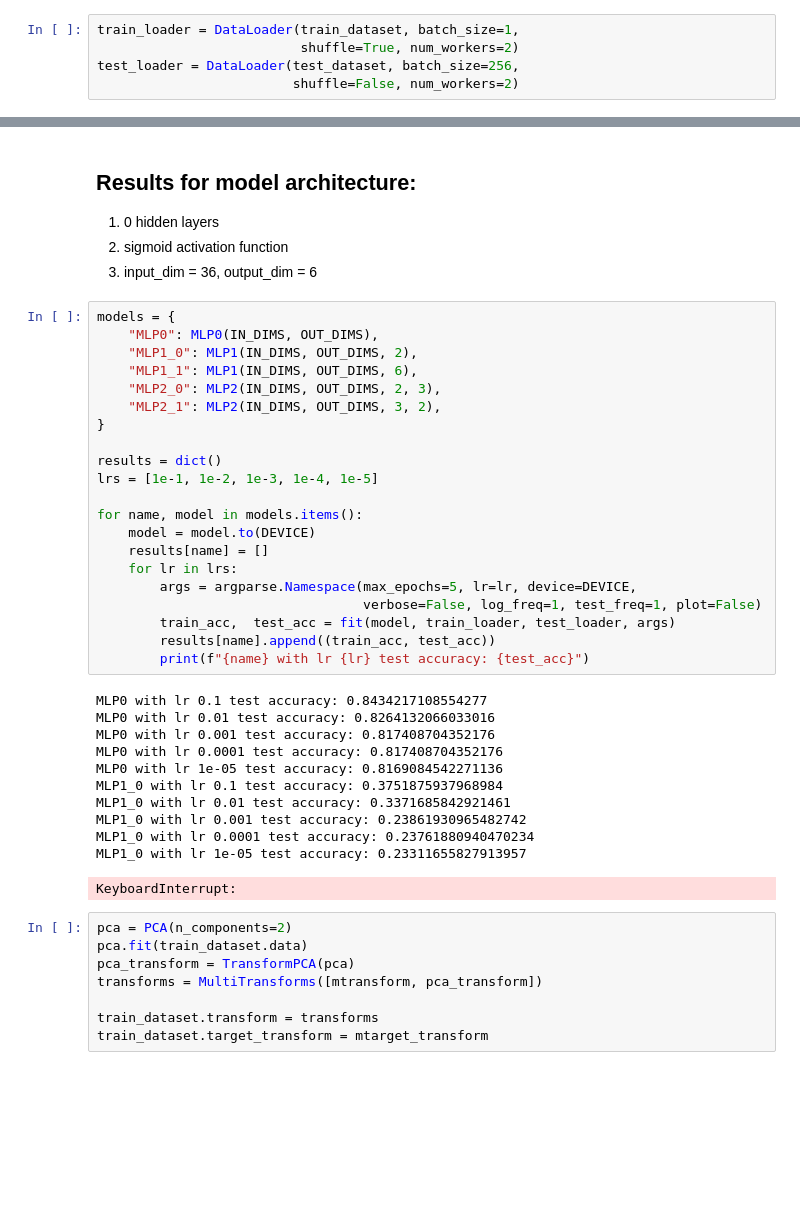
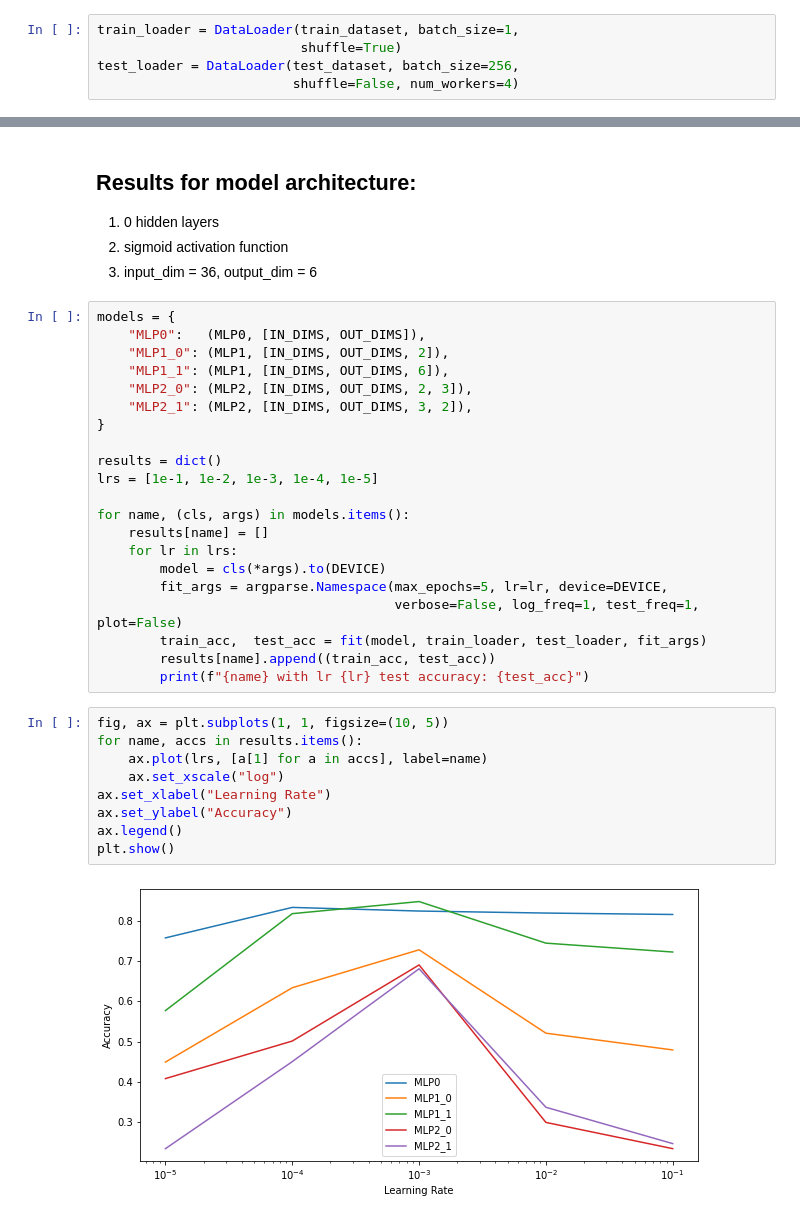
Before and after one commit to parthjindal/CS60050, a Jupyter notebook: Assignment3/main.ipynb, the cells around one changed output, grey strips where cells are left out. Saved outputs shown, nothing was run; the diff lists cells and outputs as text; blank space fills up the shorter version.

```diff
--- a/Assignment3/main.ipynb
+++ b/Assignment3/main.ipynb
@@ -34,9 +34,9 @@ test_dataset.transform = transform
 test_dataset.target_transform = target_transform
 # %%
 train_loader = DataLoader(train_dataset, batch_size=1,
-                          shuffle=True, num_workers=2)
+                          shuffle=True)
 test_loader = DataLoader(test_dataset, batch_size=256,
-                         shuffle=False, num_workers=2)
+                         shuffle=False, num_workers=4)
 # %%
 def fit(
     model: nn.Module,
@@ -117,42 +89,33 @@ def fit(
 3. input_dim = 36, output_dim = 6
 # %%
 models = {
-    "MLP0": MLP0(IN_DIMS, OUT_DIMS),
-    "MLP1_0": MLP1(IN_DIMS, OUT_DIMS, 2),
-    "MLP1_1": MLP1(IN_DIMS, OUT_DIMS, 6),
-    "MLP2_0": MLP2(IN_DIMS, OUT_DIMS, 2, 3),
-    "MLP2_1": MLP2(IN_DIMS, OUT_DIMS, 3, 2),
+    "MLP0":   (MLP0, [IN_DIMS, OUT_DIMS]),
+    "MLP1_0": (MLP1, [IN_DIMS, OUT_DIMS, 2]),
+    "MLP1_1": (MLP1, [IN_DIMS, OUT_DIMS, 6]),
+    "MLP2_0": (MLP2, [IN_DIMS, OUT_DIMS, 2, 3]),
+    "MLP2_1": (MLP2, [IN_DIMS, OUT_DIMS, 3, 2]),
 }
 
 results = dict()
 lrs = [1e-1, 1e-2, 1e-3, 1e-4, 1e-5]
 
-for name, model in models.items():
-    model = model.to(DEVICE)
+for name, (cls, args) in models.items():
     results[name] = []
     for lr in lrs:
-        args = argparse.Namespace(max_epochs=5, lr=lr, device=DEVICE,
-                                  verbose=False, log_freq=1, test_freq=1, plot=False)
-        train_acc,  test_acc = fit(model, train_loader, test_loader, args)
+        model = cls(*args).to(DEVICE)
+        fit_args = argparse.Namespace(max_epochs=5, lr=lr, device=DEVICE,
+                                      verbose=False, log_freq=1, test_freq=1, plot=False)
+        train_acc,  test_acc = fit(model, train_loader, test_loader, fit_args)
         results[name].append((train_acc, test_acc))
         print(f"{name} with lr {lr} test accuracy: {test_acc}")
-# %% [output]
-MLP0 with lr 0.1 test accuracy: 0.8434217108554277
-MLP0 with lr 0.01 test accuracy: 0.8264132066033016
-MLP0 with lr 0.001 test accuracy: 0.817408704352176
-MLP0 with lr 0.0001 test accuracy: 0.817408704352176
-MLP0 with lr 1e-05 test accuracy: 0.8169084542271136
-MLP1_0 with lr 0.1 test accuracy: 0.3751875937968984
-MLP1_0 with lr 0.01 test accuracy: 0.3371685842921461
-MLP1_0 with lr 0.001 test accuracy: 0.23861930965482742
-MLP1_0 with lr 0.0001 test accuracy: 0.23761880940470234
-MLP1_0 with lr 1e-05 test accuracy: 0.23311655827913957
-KeyboardInterrupt:
-# %%
-pca = PCA(n_components=2)
-pca.fit(train_dataset.data)
-pca_transform = TransformPCA(pca)
-transforms = MultiTransforms([mtransform, pca_transform])
-
-train_dataset.transform = transforms
-train_dataset.target_transform = mtarget_transform
+# %%
+fig, ax = plt.subplots(1, 1, figsize=(10, 5))
+for name, accs in results.items():
+    ax.plot(lrs, [a[1] for a in accs], label=name)
+    ax.set_xscale("log")
+ax.set_xlabel("Learning Rate")
+ax.set_ylabel("Accuracy")
+ax.legend()
+plt.show()
+# %% [output]
+[figure, added]
```
Also changed, not shown: parts of 8 cells of this notebook, 5 other files.
